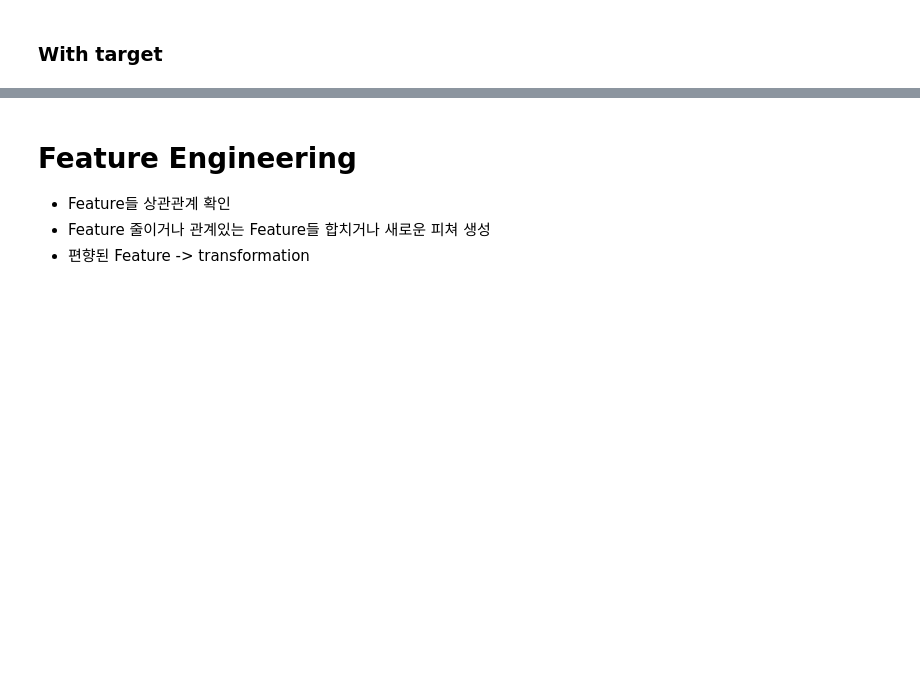
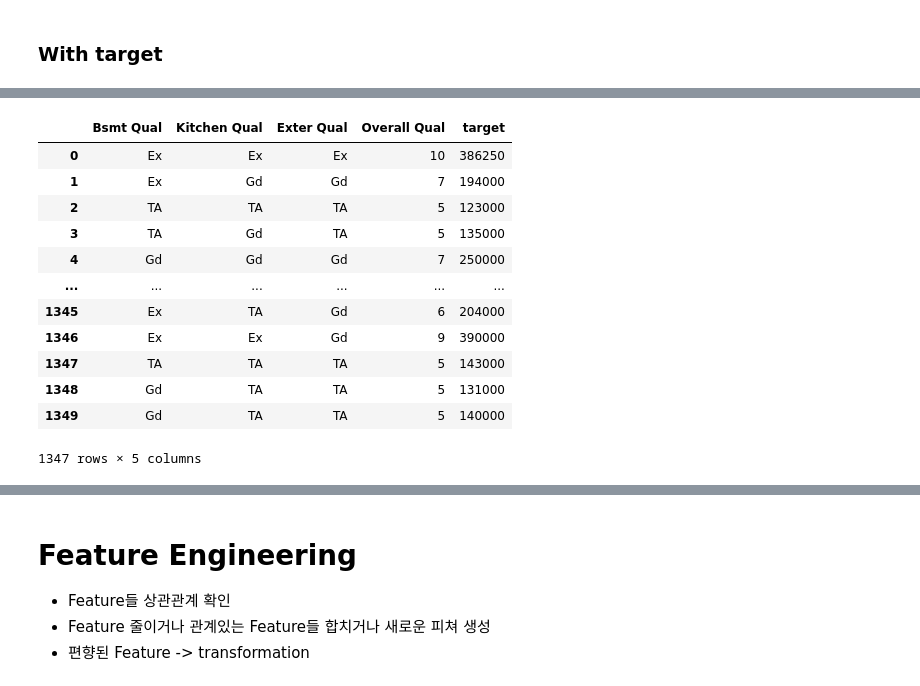
Before and after one commit to Park-taenam/DACON, a Jupyter notebook: HousePrices/HousePrices.ipynb, the cells around one changed output, grey strips where cells are left out. Saved outputs shown, nothing was run; the diff lists cells and outputs as text; code cells hidden in the pictures; blank space fills up the shorter version.

```diff
--- a/HousePrices/HousePrices.ipynb
+++ b/HousePrices/HousePrices.ipynb
@@ -704,0 +768,16 @@ plt.show()
+# %%
+df_train.loc[:,['Bsmt Qual', 'Kitchen Qual', 'Exter Qual', 'Overall Qual','target']]
+# %% [output]
+|  | Bsmt Qual | Kitchen Qual | Exter Qual | Overall Qual | target |
+| 0 | Ex | Ex | Ex | 10 | 386250 |
+| 1 | Ex | Gd | Gd | 7 | 194000 |
+| 2 | TA | TA | TA | 5 | 123000 |
+| 3 | TA | Gd | TA | 5 | 135000 |
+| 4 | Gd | Gd | Gd | 7 | 250000 |
+| ... | ... | ... | ... | ... | ... |
+| 1345 | Ex | TA | Gd | 6 | 204000 |
+| 1346 | Ex | Ex | Gd | 9 | 390000 |
+| 1347 | TA | TA | TA | 5 | 143000 |
+| 1348 | Gd | TA | TA | 5 | 131000 |
+| 1349 | Gd | TA | TA | 5 | 140000 |
+1347 rows × 5 columns
```
Also changed, not shown: parts of 32 cells of this notebook.
